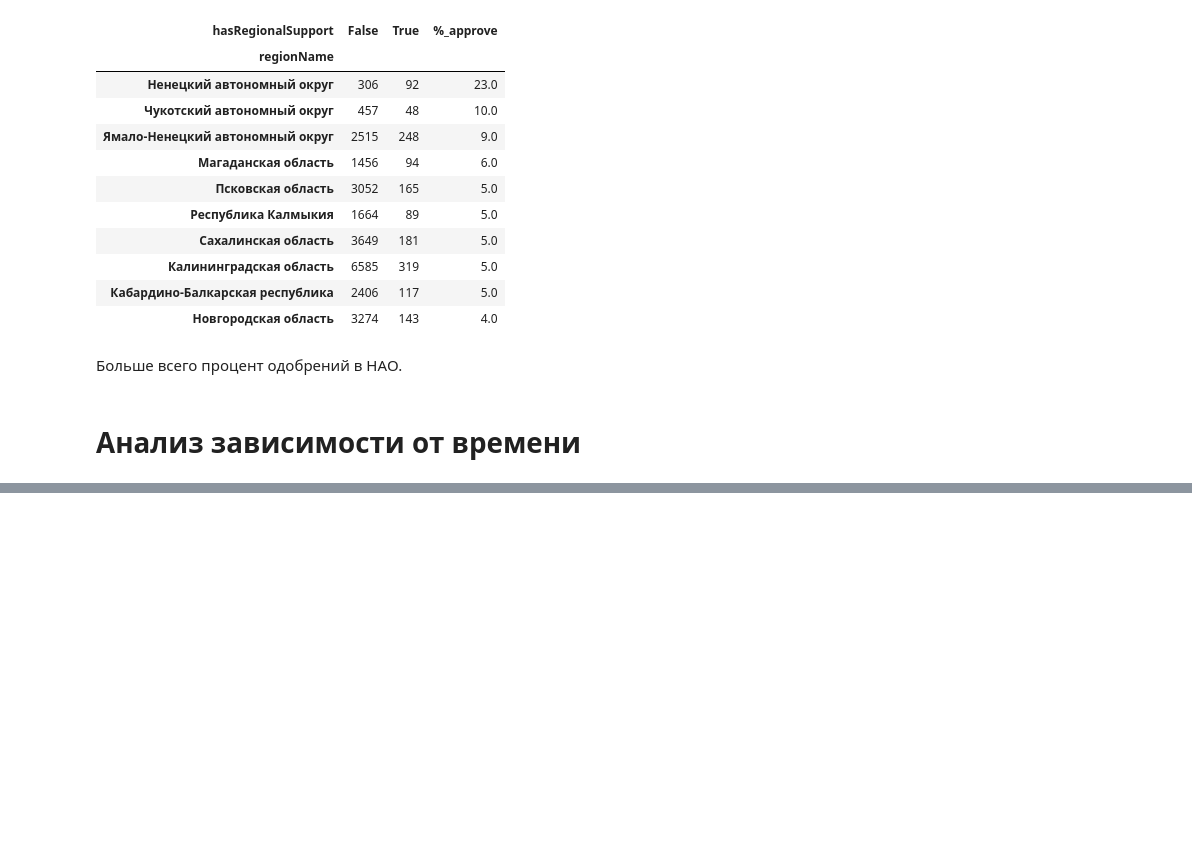
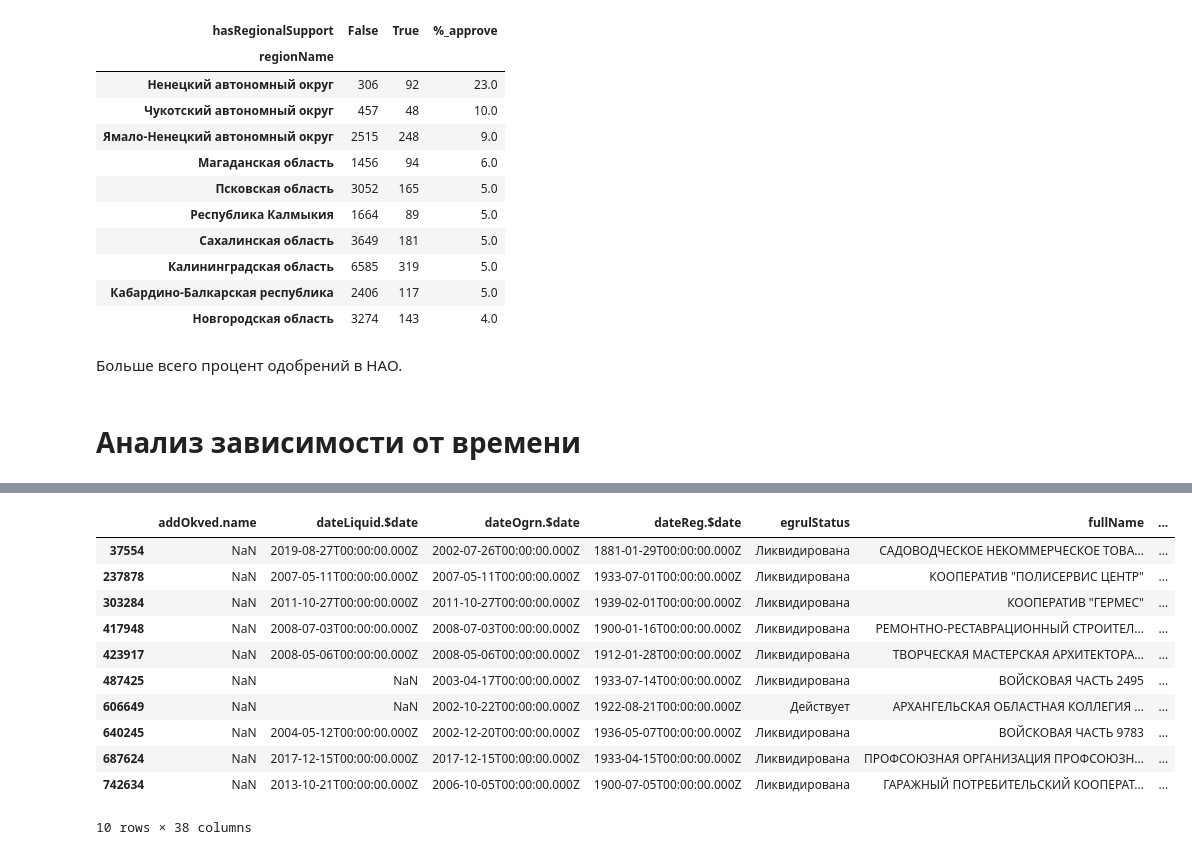
Before and after one commit to PlatArs/GOV_project, a Jupyter notebook: Project.ipynb, the cells around one changed output, grey strips where cells are left out. Saved outputs shown, nothing was run; the diff lists cells and outputs as text; code cells hidden in the pictures; blank space fills up the shorter version.

Commit message:
datetime

```diff
--- a/Project.ipynb
+++ b/Project.ipynb
@@ -287,0 +273,3 @@ Name: originDate.$date, Length: 747008, dtype: object
+# %%
+df_clean_nan['originDate.$date'] = pd.to_datetime(df_clean_nan['originDate.$date'])
+df_clean_nan['originDate.$date'].sort_values().head(10)
@@ -288,3 +288,20 @@ Name: originDate.$date, Length: 747008, dtype: object
+# %%
+# Проверим самые старые организации
+d =df_clean_nan[df_clean_nan['originDate.$date'] <= '1940']
+d
+# %% [output]
+|  | addOkved.name | dateLiquid.$date | dateOgrn.$date | dateReg.$date | egrulStatus | fullName | ... |
+| 37554 | NaN | 2019-08-27T00:00:00.000Z | 2002-07-26T00:00:00.000Z | 1881-01-29T00:00:00.000Z | Ликвидирована | САДОВОДЧЕСКОЕ НЕКОММЕРЧЕСКОЕ ТОВА... | ... |
+| 237878 | NaN | 2007-05-11T00:00:00.000Z | 2007-05-11T00:00:00.000Z | 1933-07-01T00:00:00.000Z | Ликвидирована | КООПЕРАТИВ "ПОЛИСЕРВИС ЦЕНТР" | ... |
+| 303284 | NaN | 2011-10-27T00:00:00.000Z | 2011-10-27T00:00:00.000Z | 1939-02-01T00:00:00.000Z | Ликвидирована | КООПЕРАТИВ "ГЕРМЕС" | ... |
+| 417948 | NaN | 2008-07-03T00:00:00.000Z | 2008-07-03T00:00:00.000Z | 1900-01-16T00:00:00.000Z | Ликвидирована | РЕМОНТНО-РЕСТАВРАЦИОННЫЙ СТРОИТЕЛ... | ... |
+| 423917 | NaN | 2008-05-06T00:00:00.000Z | 2008-05-06T00:00:00.000Z | 1912-01-28T00:00:00.000Z | Ликвидирована | ТВОРЧЕСКАЯ МАСТЕРСКАЯ АРХИТЕКТОРА... | ... |
+| 487425 | NaN | NaN | 2003-04-17T00:00:00.000Z | 1933-07-14T00:00:00.000Z | Ликвидирована | ВОЙСКОВАЯ ЧАСТЬ 2495 | ... |
+| 606649 | NaN | NaN | 2002-10-22T00:00:00.000Z | 1922-08-21T00:00:00.000Z | Действует | АРХАНГЕЛЬСКАЯ ОБЛАСТНАЯ КОЛЛЕГИЯ ... | ... |
+| 640245 | NaN | 2004-05-12T00:00:00.000Z | 2002-12-20T00:00:00.000Z | 1936-05-07T00:00:00.000Z | Ликвидирована | ВОЙСКОВАЯ ЧАСТЬ 9783 | ... |
+| 687624 | NaN | 2017-12-15T00:00:00.000Z | 2017-12-15T00:00:00.000Z | 1933-04-15T00:00:00.000Z | Ликвидирована | ПРОФСОЮЗНАЯ ОРГАНИЗАЦИЯ ПРОФСОЮЗН... | ... |
+| 742634 | NaN | 2013-10-21T00:00:00.000Z | 2006-10-05T00:00:00.000Z | 1900-07-05T00:00:00.000Z | Ликвидирована | ГАРАЖНЫЙ ПОТРЕБИТЕЛЬСКИЙ КООПЕРАТ... | ... |
+10 rows × 38 columns
 # %%
 # Добавим признак Количество месяцев, чтобы проверить, влияет ли "возраст" компании на одобрямость
 df_clean_nan['originDate.$date'] = pd.to_datetime(df_clean_nan['originDate.$date'])
```
Also changed, not shown: parts of 3 cells of this notebook.
